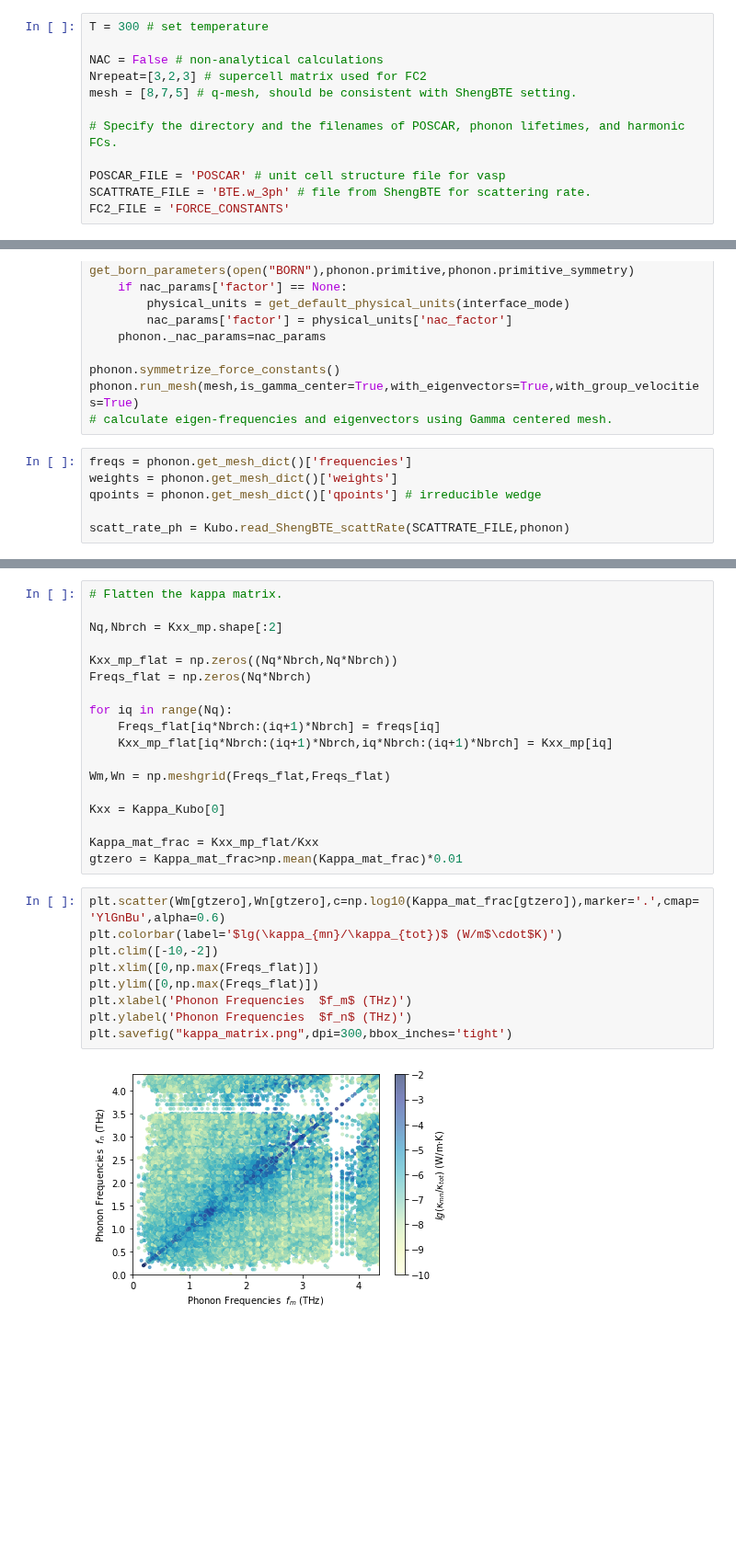
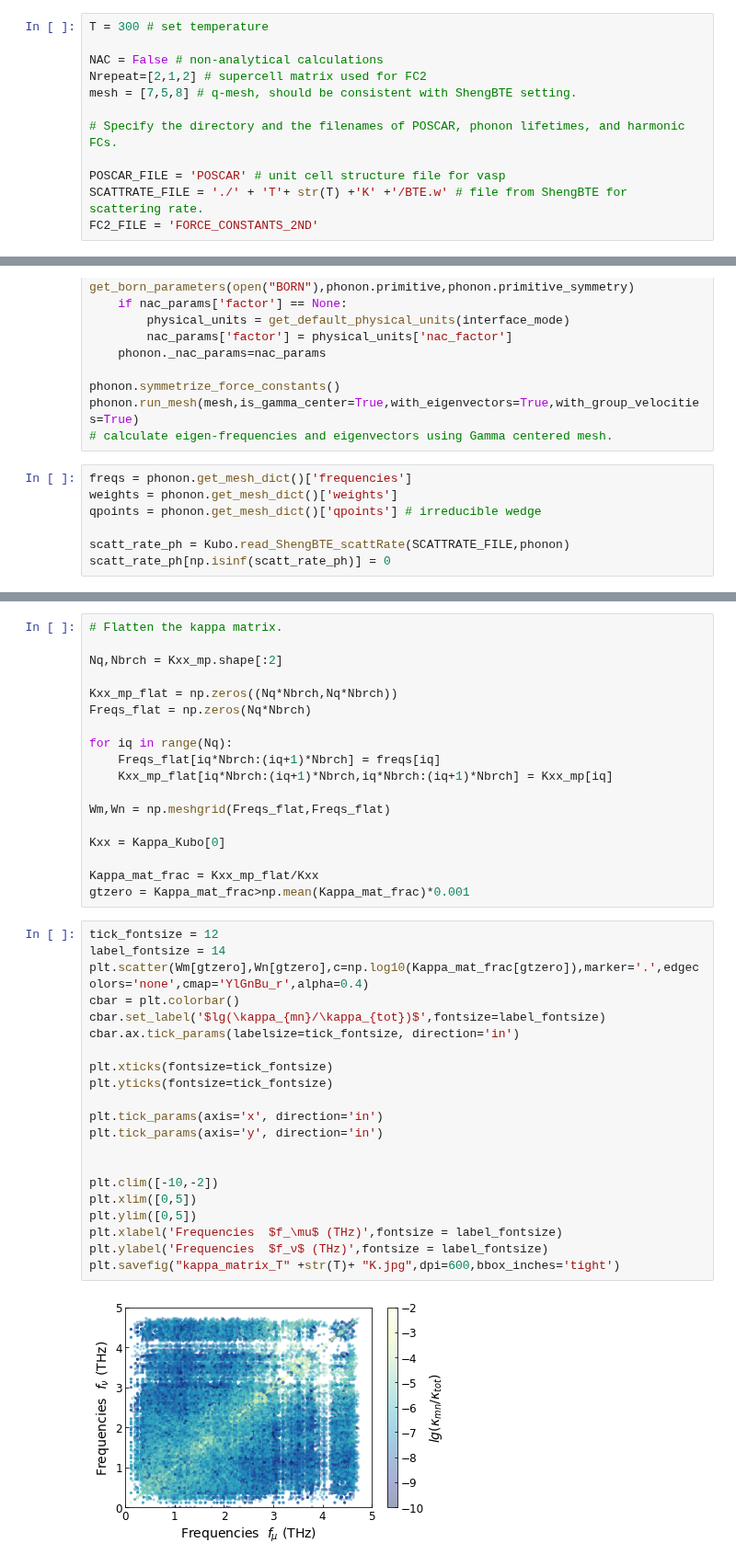
Before and after one commit to xinqian-mit/API_Phonons, a Jupyter notebook: Example_Scripts/QHGK_BTE_CsPbBr/QHGK-ShengBTE.ipynb, the cells around one changed output, grey strips where cells are left out. Shown at 92% size. Cells and saved outputs as stored; diff of their text form; blank space fills up the shorter version.

```diff
--- a/Example_Scripts/QHGK_BTE_CsPbBr/QHGK-ShengBTE.ipynb
+++ b/Example_Scripts/QHGK_BTE_CsPbBr/QHGK-ShengBTE.ipynb
@@ -18,14 +18,14 @@ import matplotlib.pyplot as plt
 T = 300 # set temperature
 
 NAC = False # non-analytical calculations
-Nrepeat=[3,2,3] # supercell matrix used for FC2
-mesh = [8,7,5] # q-mesh, should be consistent with ShengBTE setting.
+Nrepeat=[2,1,2] # supercell matrix used for FC2
+mesh = [7,5,8] # q-mesh, should be consistent with ShengBTE setting.
 
 # Specify the directory and the filenames of POSCAR, phonon lifetimes, and harmonic FCs.
 
 POSCAR_FILE = 'POSCAR' # unit cell structure file for vasp
-SCATTRATE_FILE = 'BTE.w_3ph' # file from ShengBTE for scattering rate.
-FC2_FILE = 'FORCE_CONSTANTS'
+SCATTRATE_FILE = './' + 'T'+ str(T) +'K' +'/BTE.w' # file from ShengBTE for scattering rate.
+FC2_FILE = 'FORCE_CONSTANTS_2ND'
 # %%
 # read fc2 and convert format for phono3py calculations.
 phonon = phonopy.load(supercell_matrix=Nrepeat,unitcell_filename=POSCAR_FILE,
@@ -47,5 +47,6 @@ weights = phonon.get_mesh_dict()['weights']
 qpoints = phonon.get_mesh_dict()['qpoints'] # irreducible wedge
 
 scatt_rate_ph = Kubo.read_ShengBTE_scattRate(SCATTRATE_FILE,phonon)
+scatt_rate_ph[np.isinf(scatt_rate_ph)] = 0
 # %%
 Kappa_Kubo,Kappa_Ph,Kxx_mp,Kyy_mp,Kzz_mp,freqs = Kubo.calc_QHGK_ShengBTE_at_T(phonon,mesh,scatt_rate_ph,T)
@@ -79,15 +78,27 @@ Wm,Wn = np.meshgrid(Freqs_flat,Freqs_flat)
 Kxx = Kappa_Kubo[0]
 
 Kappa_mat_frac = Kxx_mp_flat/Kxx
-gtzero = Kappa_mat_frac>np.mean(Kappa_mat_frac)*0.01
+gtzero = Kappa_mat_frac>np.mean(Kappa_mat_frac)*0.001
 # %%
-plt.scatter(Wm[gtzero],Wn[gtzero],c=np.log10(Kappa_mat_frac[gtzero]),marker='.',cmap='YlGnBu',alpha=0.6)
-plt.colorbar(label='$lg(\kappa_{mn}/\kappa_{tot})$ (W/m$\cdot$K)')
+tick_fontsize = 12
+label_fontsize = 14
+plt.scatter(Wm[gtzero],Wn[gtzero],c=np.log10(Kappa_mat_frac[gtzero]),marker='.',edgecolors='none',cmap='YlGnBu_r',alpha=0.4)
+cbar = plt.colorbar()
+cbar.set_label('$lg(\kappa_{mn}/\kappa_{tot})$',fontsize=label_fontsize)
+cbar.ax.tick_params(labelsize=tick_fontsize, direction='in')
+
+plt.xticks(fontsize=tick_fontsize)
+plt.yticks(fontsize=tick_fontsize)
+
+plt.tick_params(axis='x', direction='in')
+plt.tick_params(axis='y', direction='in')
+
+
 plt.clim([-10,-2])
-plt.xlim([0,np.max(Freqs_flat)])
-plt.ylim([0,np.max(Freqs_flat)])
-plt.xlabel('Phonon Frequencies  $f_m$ (THz)')
-plt.ylabel('Phonon Frequencies  $f_n$ (THz)')
-plt.savefig("kappa_matrix.png",dpi=300,bbox_inches='tight')
+plt.xlim([0,5])
+plt.ylim([0,5])
+plt.xlabel('Frequencies  $f_\mu$ (THz)',fontsize = label_fontsize)
+plt.ylabel('Frequencies  $f_ν$ (THz)',fontsize = label_fontsize)
+plt.savefig("kappa_matrix_T" +str(T)+ "K.jpg",dpi=600,bbox_inches='tight')
 # %% [output]
-[figure, old version]
+[figure, new version]
```
Also changed, not shown: parts of 2 cells of this notebook, 25 other files.
